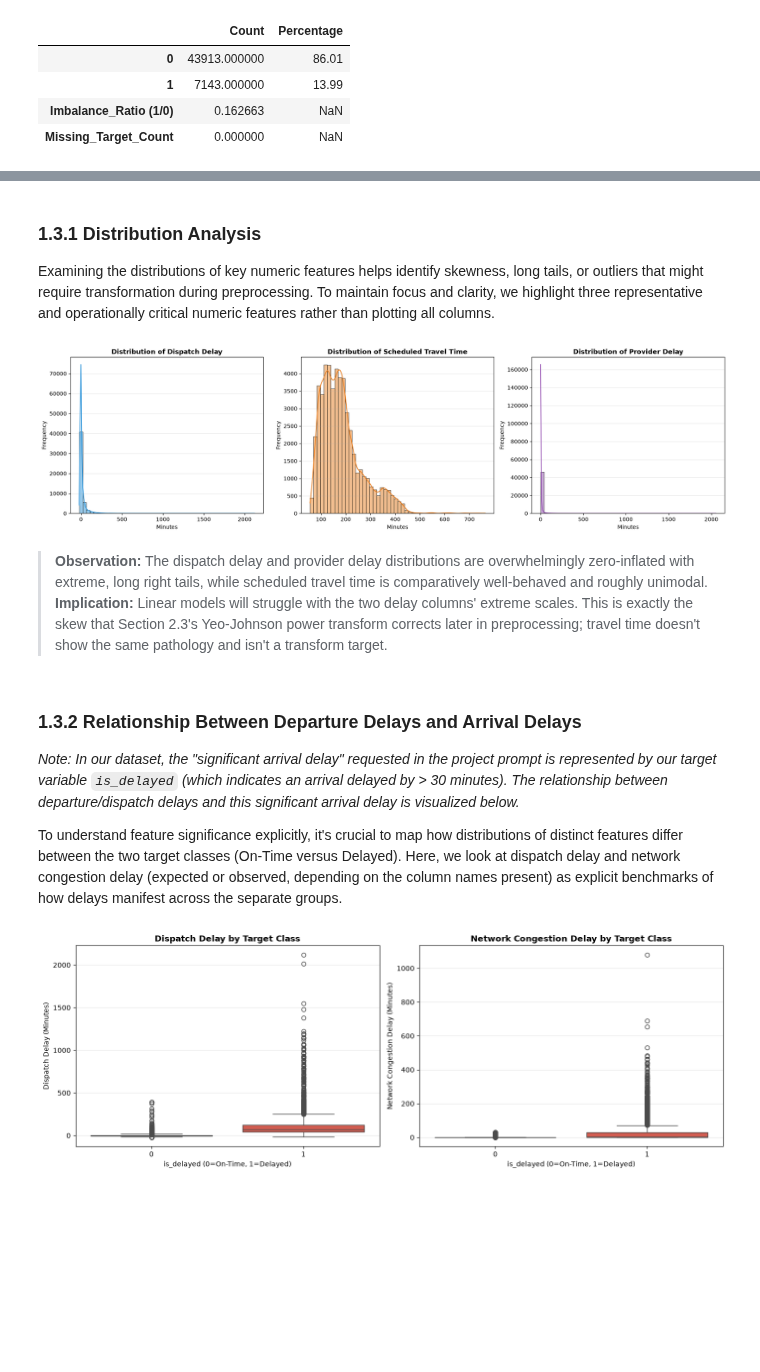
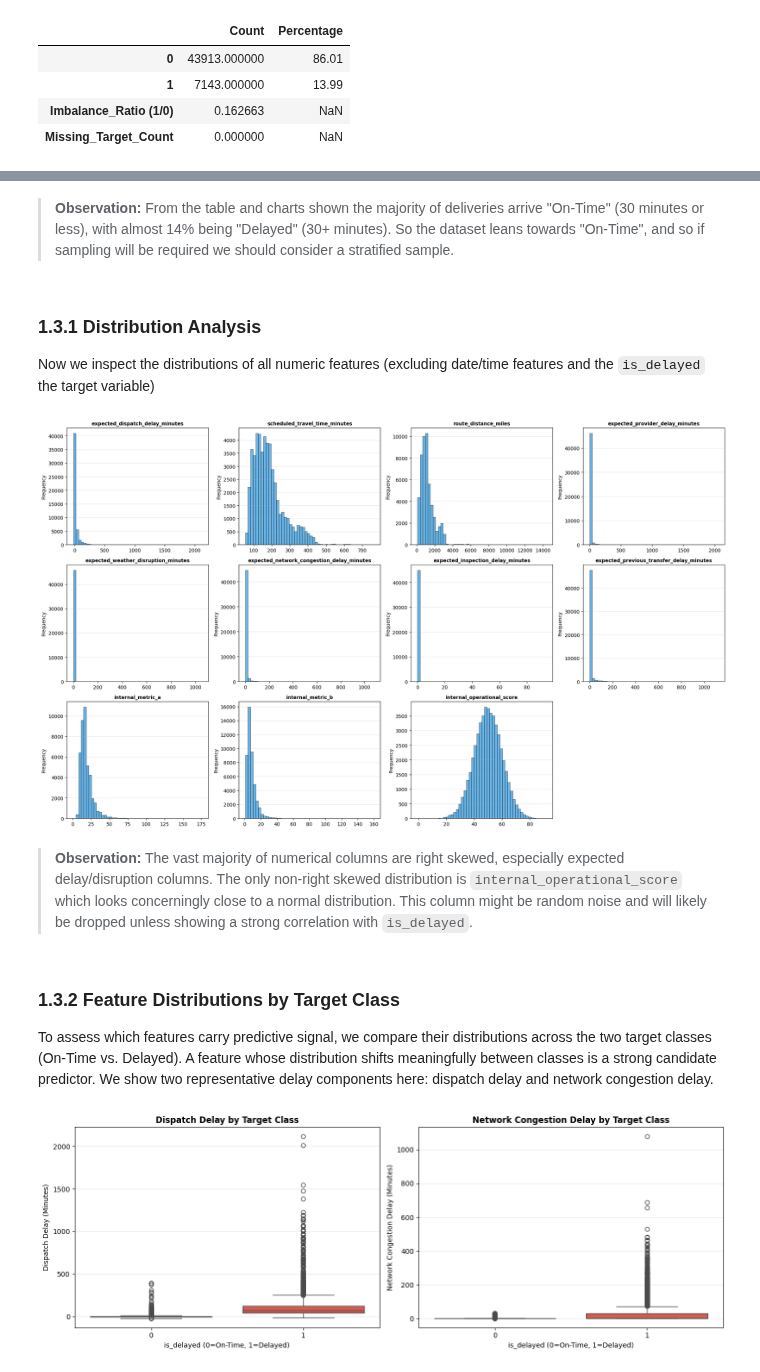
Before and after one commit to InbarKedem/final-project-intro-to-ml, a Jupyter notebook: task.ipynb, the cells around one changed output, grey strips where cells are left out. Cells and saved outputs as stored; diff of their text form; code cells hidden in the pictures; blank space fills up the shorter version.

```diff
--- a/task.ipynb
+++ b/task.ipynb
@@ -220,52 +222,40 @@ plt.show()
+# %% [markdown]
+> **Observation:** From the table and charts shown the majority of deliveries arrive "On-Time" (30 minutes or less), with almost 14% being "Delayed" (30+ minutes). So the dataset leans towards "On-Time", and so if sampling will be required we should consider a stratified sample.
 # %% [markdown]
 ### 1.3.1 Distribution Analysis
 
-Examining the distributions of key numeric features helps identify skewness, long tails, or outliers that might require transformation during preprocessing. To maintain focus and clarity, we highlight three representative and operationally critical numeric features rather than plotting all columns.
+Now we inspect the distributions of all numeric features (excluding date/time features and the `is_delayed` the target variable)
 # %%
-# Visualize distributions of key numeric features
-fig, axes = plt.subplots(1, 3, figsize=(18, 5))
+# Visualize distributions of all numeric features (excluding datetime and target)
+exclude_cols = {'is_delayed', 'day_of_week', 'scheduled_dispatch_time', 'scheduled_arrival_time',
+                'internal_timestamp_a', 'internal_timestamp_b'}
+numeric_cols = [c for c in train_df.select_dtypes(include='number').columns if c not in exclude_cols]
 
-dispatch_delay_col = next((c for c in ['expected_dispatch_delay_minutes', 'dispatch_delay_minutes'] if c in train_df.columns), None)
-travel_time_col = 'scheduled_travel_time_minutes' if 'scheduled_travel_time_minutes' in train_df.columns else None
-provider_delay_col = next((c for c in ['expected_provider_delay_minutes', 'provider_delay_minutes'] if c in train_df.columns), None)
+n_cols = 4
+n_rows = (len(numeric_cols) + n_cols - 1) // n_cols
+fig, axes = plt.subplots(n_rows, n_cols, figsize=(5 * n_cols, 4 * n_rows))
+axes = axes.flatten()
 
-def plot_hist(ax: plt.Axes, col: str, title: str, color: str) -> None:
-    """
-    Plot a histogram of a column with a given title and color.
-
-    Args:
-        ax (plt.Axes): The matplotlib axes to plot on.
-        col (str): The column name to plot.
-        title (str): The title of the plot.
-        color (str): The color of the histogram.
-    """
-    if col is None:
-        ax.text(0.5, 0.5, 'Feature not available', ha='center', va='center')
-        ax.set_axis_off()
-        return
-    sns.histplot(train_df[col].dropna(), bins=50, kde=True, ax=ax, color=color, edgecolor='black')
-    ax.set_title(title, fontsize=12, fontweight='bold')
-    ax.set_xlabel('Minutes')
+for ax, col in zip(axes, numeric_cols):
+    sns.histplot(train_df[col].dropna(), bins=50, ax=ax, color='#3498db', edgecolor='black')
+    ax.set_title(col, fontsize=10, fontweight='bold')
+    ax.set_xlabel('')
     ax.set_ylabel('Frequency')
     ax.grid(axis='y', alpha=0.3)
 
-plot_hist(axes[0], dispatch_delay_col, 'Distribution of Dispatch Delay', '#3498db')
-plot_hist(axes[1], travel_time_col, 'Distribution of Scheduled Travel Time', '#e67e22')
-plot_hist(axes[2], provider_delay_col, 'Distribution of Provider Delay', '#9b59b6')
+for ax in axes[len(numeric_cols):]:
+    ax.set_visible(False)
 
 plt.tight_layout()
 plt.show()
 # %% [output]
-[figure, old version]
+[figure, new version]
 # %% [markdown]
-> **Observation:** The dispatch delay and provider delay distributions are overwhelmingly zero-inflated with extreme, long right tails, while scheduled travel time is comparatively well-behaved and roughly unimodal.
-> **Implication:** Linear models will struggle with the two delay columns' extreme scales. This is exactly the skew that Section 2.3's Yeo-Johnson power transform corrects later in preprocessing; travel time doesn't show the same pathology and isn't a transform target.
+> **Observation:** The vast majority of numerical columns are right skewed, especially expected delay/disruption columns. The only non-right skewed distribution is `internal_operational_score` which looks concerningly close to a normal distribution. This column might be random noise and will likely be dropped unless showing a strong correlation with `is_delayed`.
 # %% [markdown]
-### 1.3.2 Relationship Between Departure Delays and Arrival Delays
+### 1.3.2 Feature Distributions by Target Class
 
-*Note: In our dataset, the "significant arrival delay" requested in the project prompt is represented by our target variable `is_delayed` (which indicates an arrival delayed by > 30 minutes). The relationship between departure/dispatch delays and this significant arrival delay is visualized below.*
-
-To understand feature significance explicitly, it's crucial to map how distributions of distinct features differ between the two target classes (On-Time versus Delayed). Here, we look at dispatch delay and network congestion delay (expected or observed, depending on the column names present) as explicit benchmarks of how delays manifest across the separate groups.
+To assess which features carry predictive signal, we compare their distributions across the two target classes (On-Time vs. Delayed). A feature whose distribution shifts meaningfully between classes is a strong candidate predictor. We show two representative delay components here: dispatch delay and network congestion delay.
 # %%
 # Visualize bivariate relationships to the target
 fig, axes = plt.subplots(1, 2, figsize=(14, 5))
```
Also changed, not shown: parts of 72 cells of this notebook, 1 other file.
